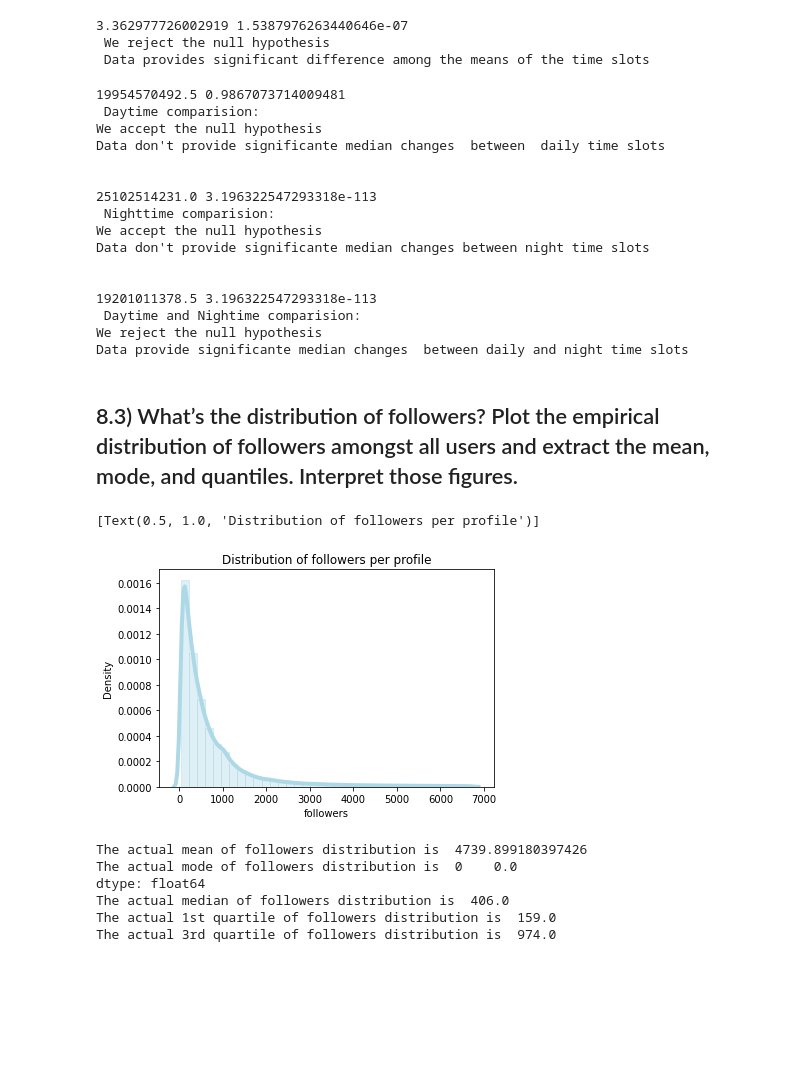
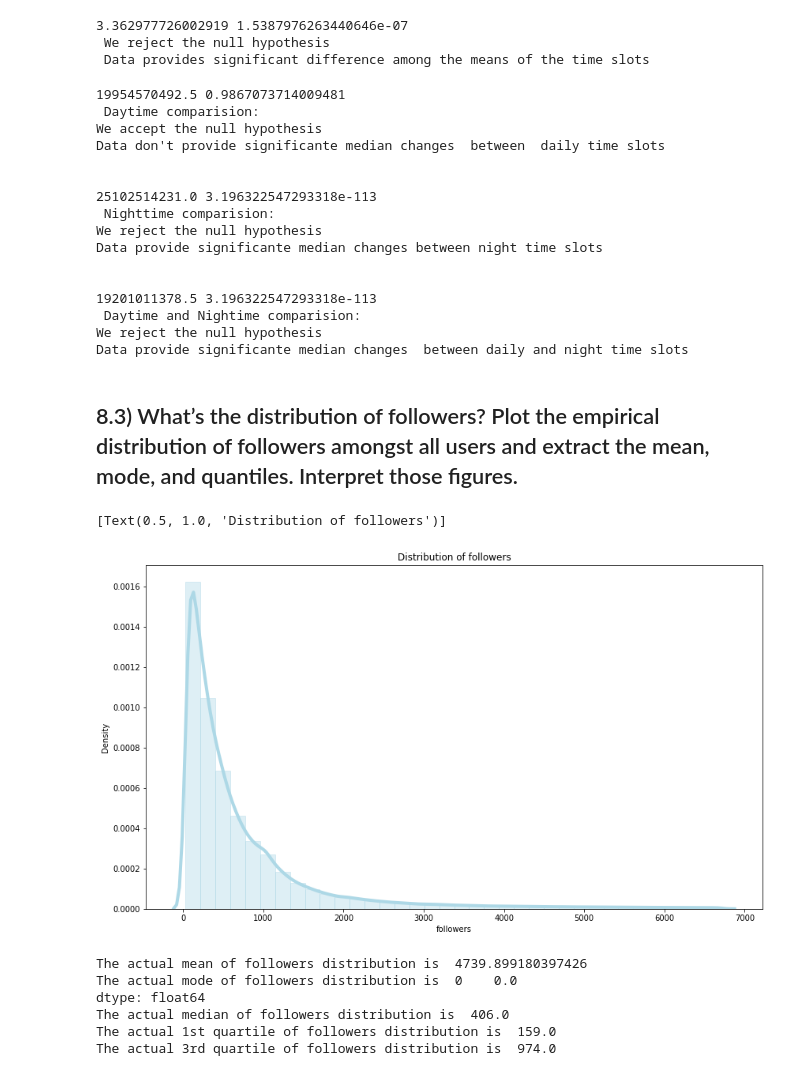
Before and after one commit to PaoloBarba/ADM_HW2, a Jupyter notebook: main.ipynb, the cells around one changed output. Saved outputs shown, nothing was run; the diff lists cells and outputs as text; code cells hidden in the pictures; blank space fills up the shorter version.

```diff
--- a/main.ipynb
+++ b/main.ipynb
@@ -717,23 +672,23 @@ print(F , p ,"\n", "We reject the null hypothesis \n Data provides significant d
  Data provides significant difference among the means of the time slots
 # %%
 # ANOVA for medians for day hour
-F1 ,p1 = stats.mannwhitneyu( d_data[l[1]], d_data[l[2]] )
+U1 ,p1 = stats.mannwhitneyu( d_data[l[1]], d_data[l[2]] )
 # ANOVA for medians for night hour
-F2 ,p2 =  stats.mannwhitneyu( d_data[l[11]], d_data[l[12]] )
+U2 ,p2 =  stats.mannwhitneyu( d_data[l[11]], d_data[l[12]] )
 # ANOVA for medians for night hour
-F3 ,p3 =  stats.mannwhitneyu( d_data[l[20]], d_data[l[14]] )
+U3 ,p3 =  stats.mannwhitneyu( d_data[l[20]], d_data[l[14]] )
 
-print(F1 ,p1, "\n",
+print(U1 ,p1, "\n",
       "Daytime comparision:" , "\n"
       "We accept the null hypothesis ", "\n"
       "Data don't provide significante median changes  between  daily time slots ")
 print("\n")
-print(F2 ,p3, "\n",
+print(U2 ,p3, "\n",
       "Nighttime comparision:" , "\n"
       "We reject the null hypothesis ", "\n"
       "Data provide significante median changes between night time slots ")
 print("\n")
-print(F3,p3, "\n",
+print(U3,p3, "\n",
       "Daytime and Nightime comparision:" , "\n"
       "We reject the null hypothesis ", "\n"
       "Data provide significante median changes  between daily and night time slots ")
@@ -746,8 +701,8 @@ Data don't provide significante median changes  between  daily time slots
 
 25102514231.0 3.196322547293318e-113
  Nighttime comparision:
-We accept the null hypothesis
-Data don't provide significante median changes between night time slots
+We reject the null hypothesis
+Data provide significante median changes between night time slots
 
 
 19201011378.5 3.196322547293318e-113
@@ -763,13 +718,14 @@ profiles =pd.read_csv("/content/drive/MyDrive/ADM_HW2/instagram_profiles.csv",se
 followers_outliers= profiles.followers[profiles.followers < profiles.followers.quantile(.95)]
 followers_outliers= followers_outliers[profiles.followers > profiles.followers.quantile(.05)]
 # %%
+plt.figure(figsize=(14,8))
 sns.distplot(followers_outliers, hist=True, kde=True,
              bins=int(180/5), color = 'lightblue',
              hist_kws={'edgecolor':'lightblue'},
-             kde_kws={'linewidth': 4}).set(title='Distribution of followers per profile')
+             kde_kws={'linewidth': 4}).set(title='Distribution of followers',)
 # %% [output]
-[Text(0.5, 1.0, 'Distribution of followers per profile')]
+[Text(0.5, 1.0, 'Distribution of followers')]
-[figure, old version]
+[figure, new version]
 # %%
 print("The actual mean of followers distribution is " , profiles.followers.mean())
 print("The actual mode of followers distribution is ", profiles.followers.mode())
```
Also changed, not shown: parts of 53 cells of this notebook.
